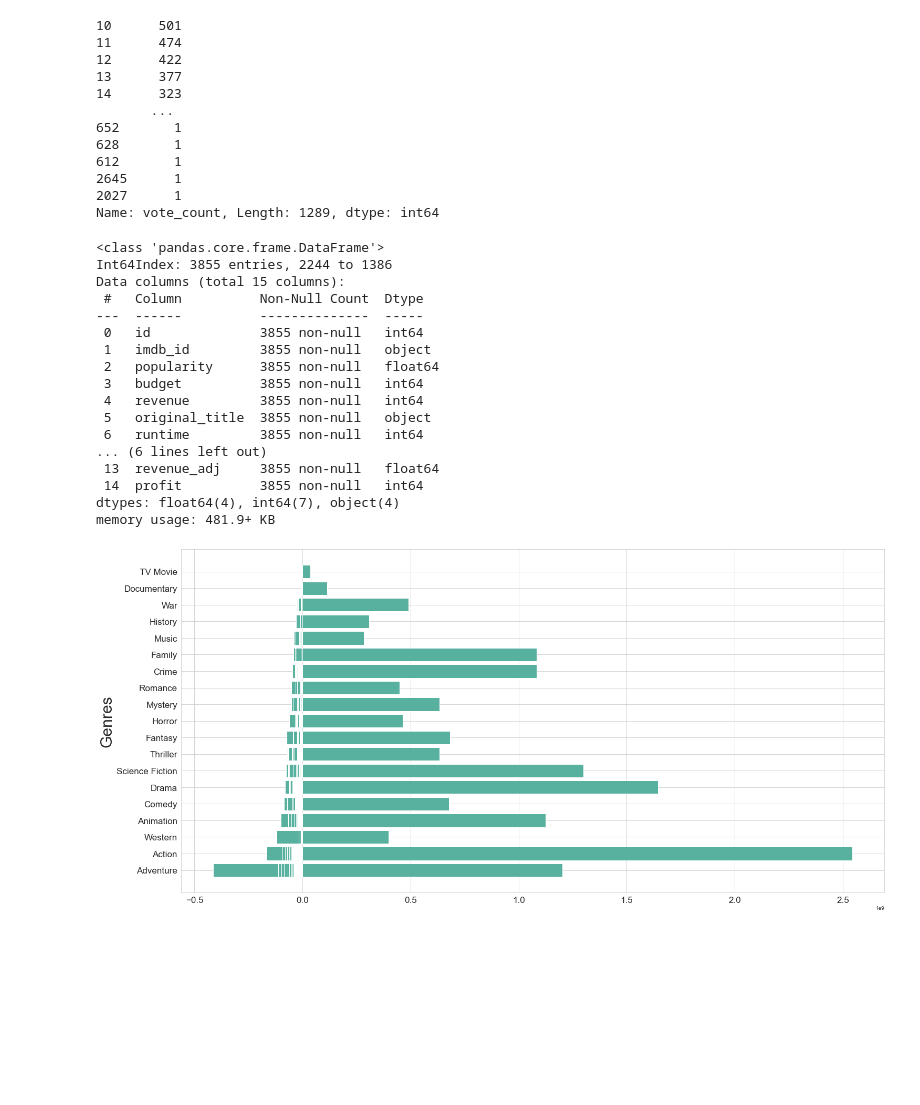
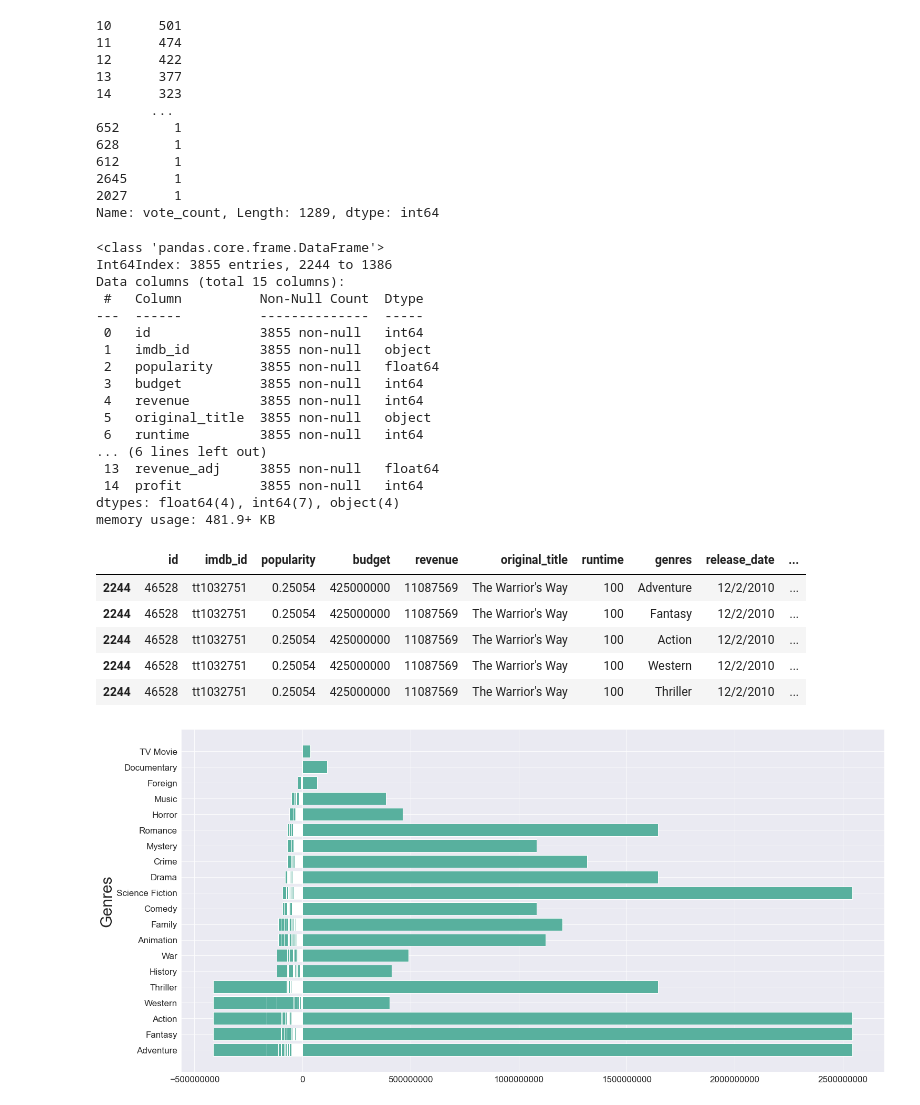
Before and after one commit to krbendol/movie_analysis_Microsoft, a Jupyter notebook: Data_Work.ipynb, the cells around one changed output. Cells and saved outputs as stored; diff of their text form; code cells hidden in the pictures; blank space fills up the shorter version.

Commit message:
exploded dataset, making some new graphs

```diff
--- a/Data_Work.ipynb
+++ b/Data_Work.ipynb
@@ -79,35 +90,49 @@ df_temp = df_temp[df_temp.budget != 0]
 df_temp = df_temp
 df_temp["profit"] = df_temp.revenue - df_temp.budget
 df_temp = df_temp.sort_values(by = "profit", )
+df_temp.info()
+# %% [output]
+<class 'pandas.core.frame.DataFrame'>
+Int64Index: 3855 entries, 2244 to 1386
+Data columns (total 15 columns):
+ #   Column          Non-Null Count  Dtype
+---  ------          --------------  -----
+ 0   id              3855 non-null   int64
+ 1   imdb_id         3855 non-null   object
+ 2   popularity      3855 non-null   float64
+ 3   budget          3855 non-null   int64
+ 4   revenue         3855 non-null   int64
+ 5   original_title  3855 non-null   object
+ 6   runtime         3855 non-null   int64
+... (6 lines left out)
+ 13  revenue_adj     3855 non-null   float64
+ 14  profit          3855 non-null   int64
+dtypes: float64(4), int64(7), object(4)
+memory usage: 481.9+ KB
 # %%
-df_temp["genres"] = df_temp["genres"].str.split("|", n = 1, expand = True)
-df_temp.groupby(by="genres")
-df_temp.info()
+#df_temp["genres"] = df_temp["genres"].str.split("|", n = 1, expand = True)
+#df_temp.groupby(by="genres")
+#df_temp.info()
+
+
+#df_temp["genres"] = df_temp["genres"].str.split("|")
+df_temp = df_temp.explode("genres")
+df_temp.head()
 # %% [output]
-<class 'pandas.core.frame.DataFrame'>
-Int64Index: 3855 entries, 2244 to 1386
-Data columns (total 15 columns):
- #   Column          Non-Null Count  Dtype
----  ------          --------------  -----
- 0   id              3855 non-null   int64
- 1   imdb_id         3855 non-null   object
- 2   popularity      3855 non-null   float64
- 3   budget          3855 non-null   int64
- 4   revenue         3855 non-null   int64
- 5   original_title  3855 non-null   object
- 6   runtime         3855 non-null   int64
-... (6 lines left out)
- 13  revenue_adj     3855 non-null   float64
- 14  profit          3855 non-null   int64
-dtypes: float64(4), int64(7), object(4)
-memory usage: 481.9+ KB
+|  | id | imdb_id | popularity | budget | revenue | original_title | runtime | genres | release_date | ... |
+| 2244 | 46528 | tt1032751 | 0.25054 | 425000000 | 11087569 | The Warrior's Way | 100 | Adventure | 12/2/2010 | ... |
+| 2244 | 46528 | tt1032751 | 0.25054 | 425000000 | 11087569 | The Warrior's Way | 100 | Fantasy | 12/2/2010 | ... |
+| 2244 | 46528 | tt1032751 | 0.25054 | 425000000 | 11087569 | The Warrior's Way | 100 | Action | 12/2/2010 | ... |
+| 2244 | 46528 | tt1032751 | 0.25054 | 425000000 | 11087569 | The Warrior's Way | 100 | Western | 12/2/2010 | ... |
+| 2244 | 46528 | tt1032751 | 0.25054 | 425000000 | 11087569 | The Warrior's Way | 100 | Thriller | 12/2/2010 | ... |
 # %%
-sns.set_style("whitegrid")
+sns.set_style("darkgrid")
 fig, ax = plt.subplots(figsize=(24,12))
+plt.ticklabel_format(style="plain")
 ax.barh(df_temp["genres"], df_temp["profit"], color="#58b09e")
 ax.set_ylabel("Genres", fontsize = 30)
 ax.tick_params(labelsize = 17);
 # %% [output]
-[figure, old version]
+[figure, new version]
 # %%
 fig2, ax2 = plt.subplots(figsize=(15,8))
```
Also changed, not shown: parts of 4 cells of this notebook, 11 other files.
